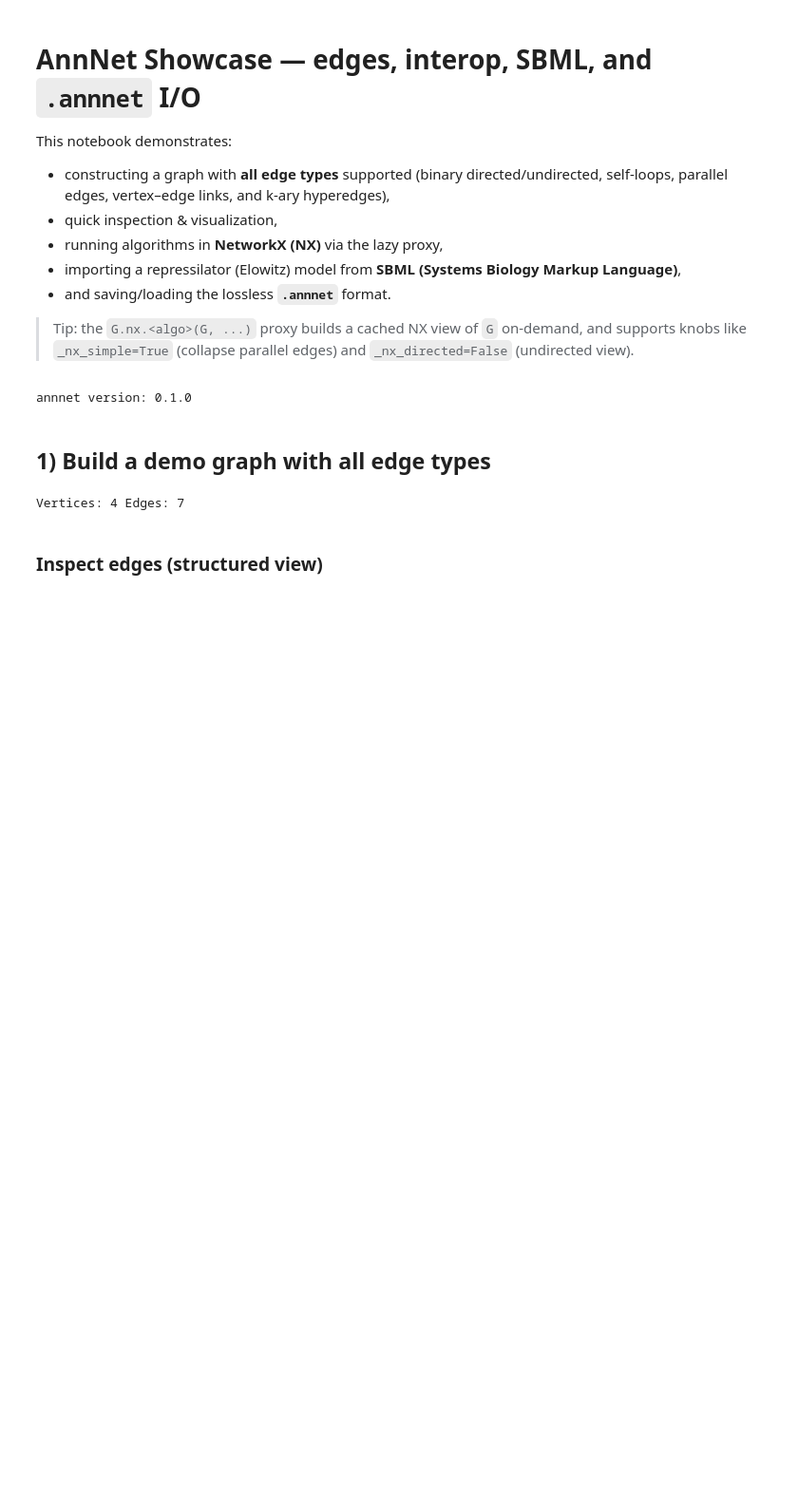
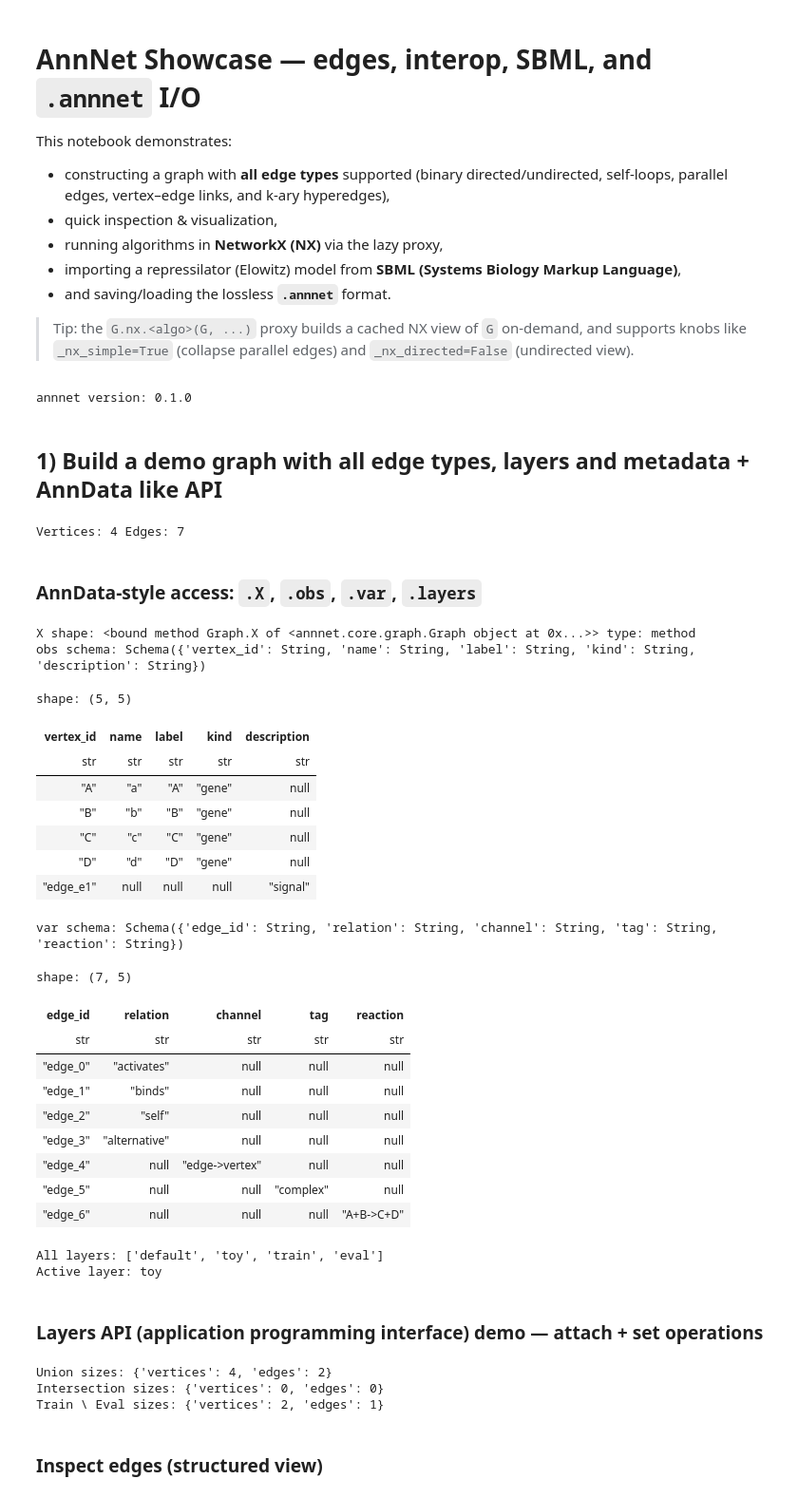
Before and after one commit to saezlab/AnnNet, a Jupyter notebook: docs/annnet_showcase.ipynb, the cells around one changed output. Shown at 95% size. Cells and saved outputs as stored; diff of their text form; code cells hidden in the pictures; blank space fills up the shorter version.

```diff
--- a/docs/annnet_showcase.ipynb
+++ b/docs/annnet_showcase.ipynb
@@ -22,7 +22,7 @@ print('annnet version:', an.__version__)
 # %% [output]
 annnet version: 0.1.0
 # %% [markdown]
-## 1) Build a demo graph with all edge types
+## 1) Build a demo graph with all edge types, layers and metadata + AnnData like API
 # %%
 G = an.Graph(directed=True)  # default direction; can be overridden per-edge
 
@@ -60,5 +70,73 @@ print('Vertices:', G.num_vertices, 'Edges:', G.num_edges)
 # %% [output]
 Vertices: 4 Edges: 7
+# %% [markdown]
+### AnnData-style access: `.X`, `.obs`, `.var`, `.layers`
+# %%
+# Sparse incidence matrix (SciPy)
+X = G.X
+print("X shape:", X, "type:", type(X).__name__)
+
+# Node attributes (Polars DF (DataFrame))
+obs = G.obs
+print("obs schema:", obs.schema)
+display(obs.head(8))
+
+# Edge attributes (Polars DF (DataFrame))
+var = G.var
+print("var schema:", var.schema)
+display(var.head(10))
+
+# Layers manager
+print("All layers:", G.layers.list(include_default=True))
+print("Active layer:", G.layers.active)
+# %% [output]
+X shape: <bound method Graph.X of <annnet.core.graph.Graph object at 0x...>> type: method
+obs schema: Schema({'vertex_id': String, 'name': String, 'label': String, 'kind': String, 'description': String})
+shape: (5, 5)
+| vertex_id | name | label | kind | description |
+| str | str | str | str | str |
+| "A" | "a" | "A" | "gene" | null |
+| "B" | "b" | "B" | "gene" | null |
+| "C" | "c" | "C" | "gene" | null |
+| "D" | "d" | "D" | "gene" | null |
+| "edge_e1" | null | null | null | "signal" |
+var schema: Schema({'edge_id': String, 'relation': String, 'channel': String, 'tag': String, 'reaction': String})
+shape: (7, 5)
+| edge_id | relation | channel | tag | reaction |
+| str | str | str | str | str |
+| "edge_0" | "activates" | null | null | null |
+| "edge_1" | "binds" | null | null | null |
+| "edge_2" | "self" | null | null | null |
+| "edge_3" | "alternative" | null | null | null |
+| "edge_4" | null | "edge->vertex" | null | null |
+| "edge_5" | null | null | "complex" | null |
+| "edge_6" | null | null | null | "A+B->C+D" |
+All layers: ['default', 'toy', 'train', 'eval']
+Active layer: toy
+# %% [markdown]
+### Layers API (application programming interface) demo — attach + set operations
+# %%
+# Put different content in other layers
+G.layers.active = "train"
+G.add_vertex("X", phase="train")
+ex = G.add_edge("X", "A", weight=1.0, relation="train_edge")
+
+G.layers.active = "eval"
+G.add_vertex("Y", phase="eval")
+ey = G.add_edge("Y", "B", weight=1.0, relation="eval_edge")
+
+# Compute set operations (no new layers created)
+U = G.layer_union(["train","eval"])          # {'vertices': set[str], 'edges': set[str]}
+I = G.layer_intersection(["train","eval"])
+D = G.layer_difference("train", "eval")
+
+print("Union sizes:", {k: len(v) for k,v in U.items()})
+print("Intersection sizes:", {k: len(v) for k,v in I.items()})
+print("Train \\ Eval sizes:", {k: len(v) for k,v in D.items()})
+# %% [output]
+Union sizes: {'vertices': 4, 'edges': 2}
+Intersection sizes: {'vertices': 0, 'edges': 0}
+Train \ Eval sizes: {'vertices': 2, 'edges': 1}
 # %% [markdown]
 ### Inspect edges (structured view)
 # %%
```
Also changed, not shown: parts of 9 cells of this notebook.
